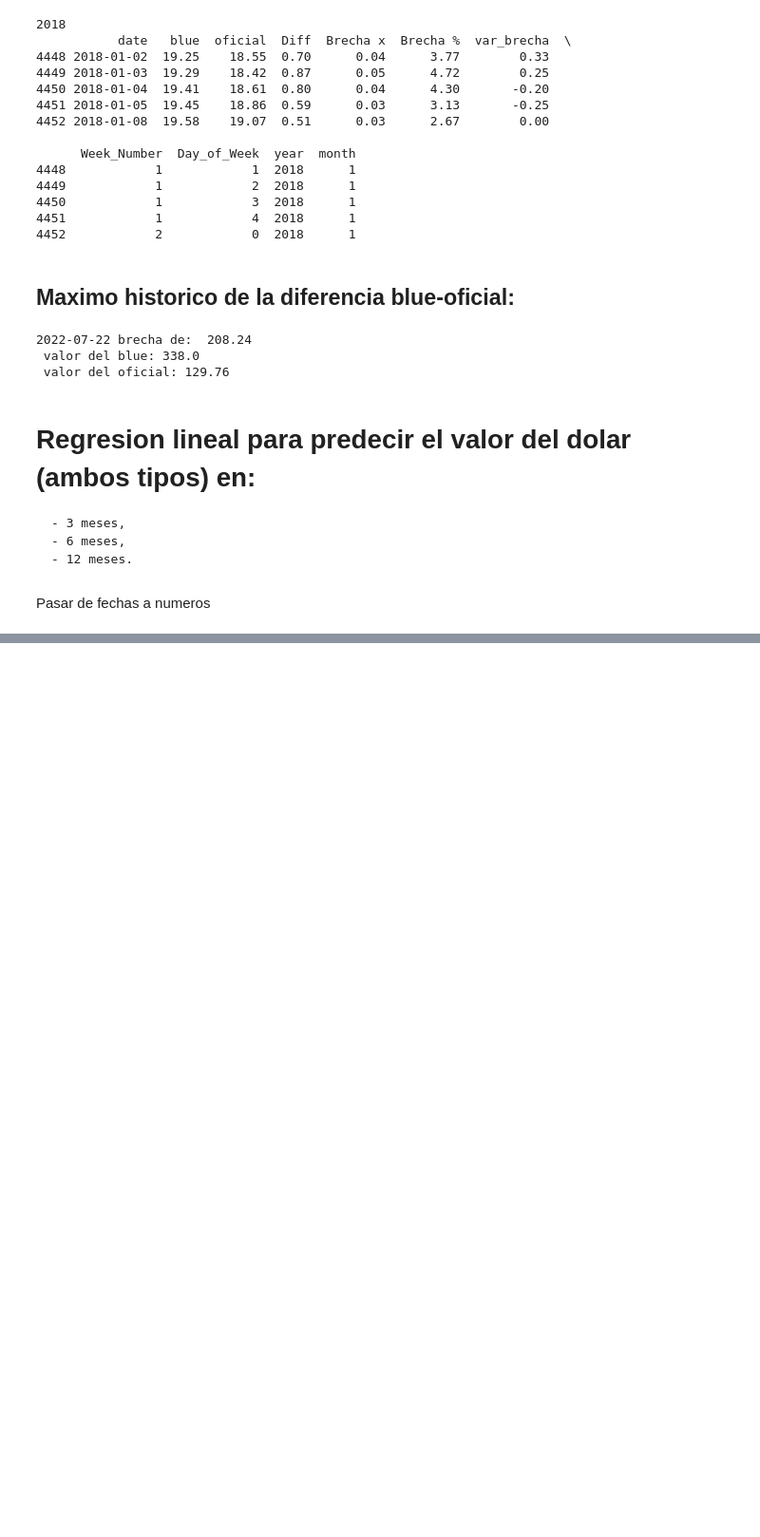
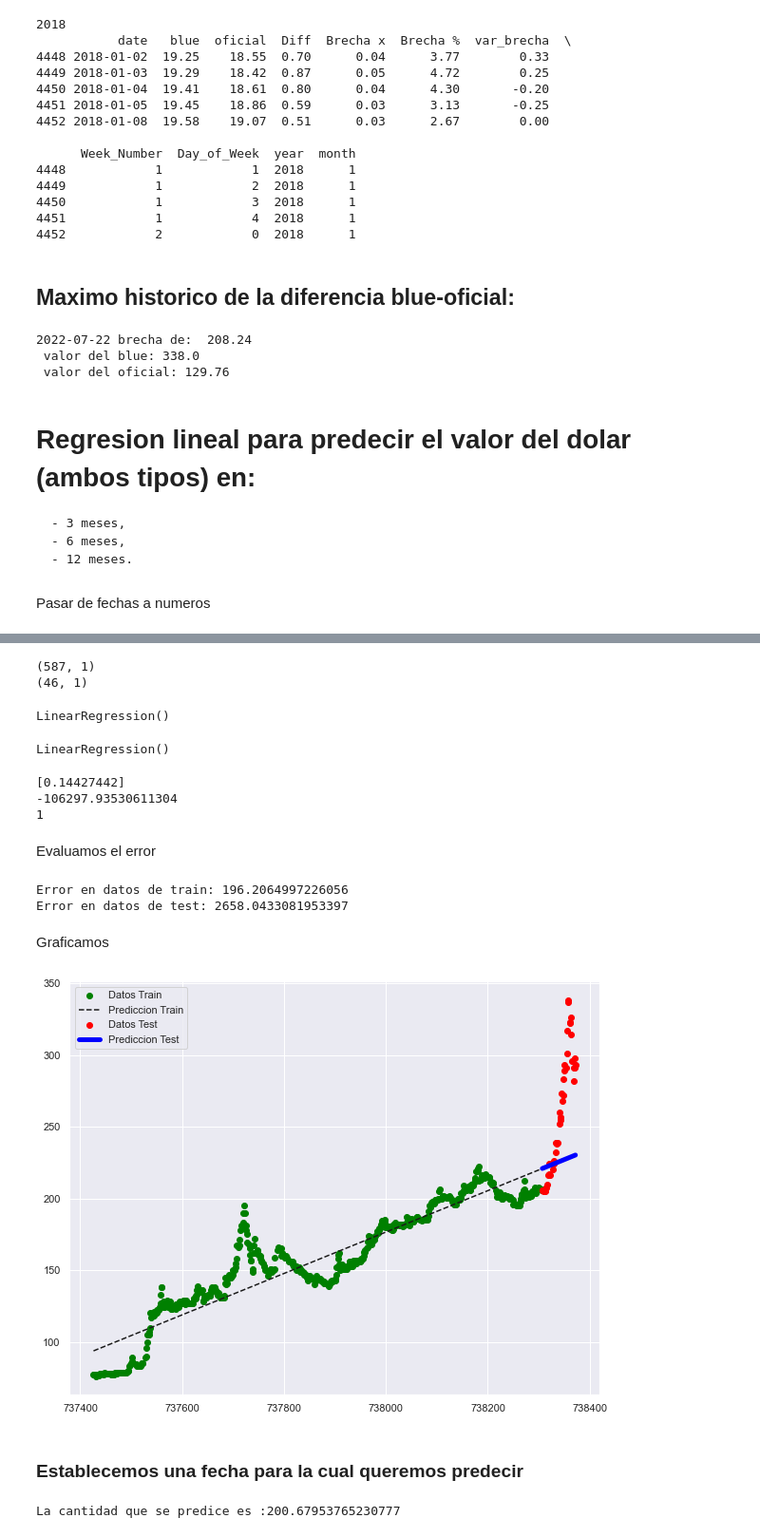
Before and after one commit to luc-ceb/analisis-brecha, a Jupyter notebook: analisis-brecha-cambiaria.ipynb, the cells around one changed output, grey strips where cells are left out. Shown at 95% size. Saved outputs shown, nothing was run; the diff lists cells and outputs as text; code cells hidden in the pictures; blank space fills up the shorter version.

```diff
--- a/analisis-brecha-cambiaria.ipynb
+++ b/analisis-brecha-cambiaria.ipynb
@@ -498,0 +634,55 @@ model
+# %%
+X_train = X_train.reshape(-1,1)
+X_test = X_test.reshape(-1,1)
+
+print(X_train.shape)
+print(X_test.shape)
+# %% [output]
+(587, 1)
+(46, 1)
+# %%
+from sklearn.linear_model import LinearRegression
+model = LinearRegression(fit_intercept=True)
+model
+# %% [output]
+LinearRegression()
+# %%
+model.fit(X_train, y_train)
+# %% [output]
+LinearRegression()
+# %%
+print(model.coef_)
+print(model.intercept_)
+print(model.rank_)
+# %% [output]
+[0.14427442]
+-106297.93530611304
+1
+# %% [markdown]
+Evaluamos el error
+# %%
+from sklearn.metrics import mean_squared_error
+y_train_pred = model.predict(X_train)
+y_test_pred = model.predict(X_test)
+print('Error en datos de train:', mean_squared_error(y_train, y_train_pred))
+print('Error en datos de test:', mean_squared_error(y_test, y_test_pred))
+# %% [output]
+Error en datos de train: 196.2064997226056
+Error en datos de test: 2658.0433081953397
+# %% [markdown]
+Graficamos
+# %%
+plt.figure(figsize = (10,8))
+
+plt.scatter(X_train, y_train,  color='green', label = 'Datos Train')
+plt.plot(X_train, y_train_pred, color='k', linestyle = '--', label = 'Prediccion Train')
+
+plt.scatter(X_test, y_test,  color='red', label = 'Datos Test')
+plt.plot(X_test, y_test_pred, color='blue', linewidth=5.0, label = 'Prediccion Test')
+
+plt.legend()
+plt.show()
+# %% [output]
+[figure, added]
+# %% [markdown]
+### Establecemos una fecha para la cual queremos predecir
@@ -498,0 +698,5 @@ model
+# %%
+cantidad_prediccion = model.predict(fecha_prediccion)
+print('La cantidad que se predice es :' + str(cantidad_prediccion[0]))
+# %% [output]
+La cantidad que se predice es :200.67953765230777
```
Also changed, not shown: parts of 30 cells of this notebook.
